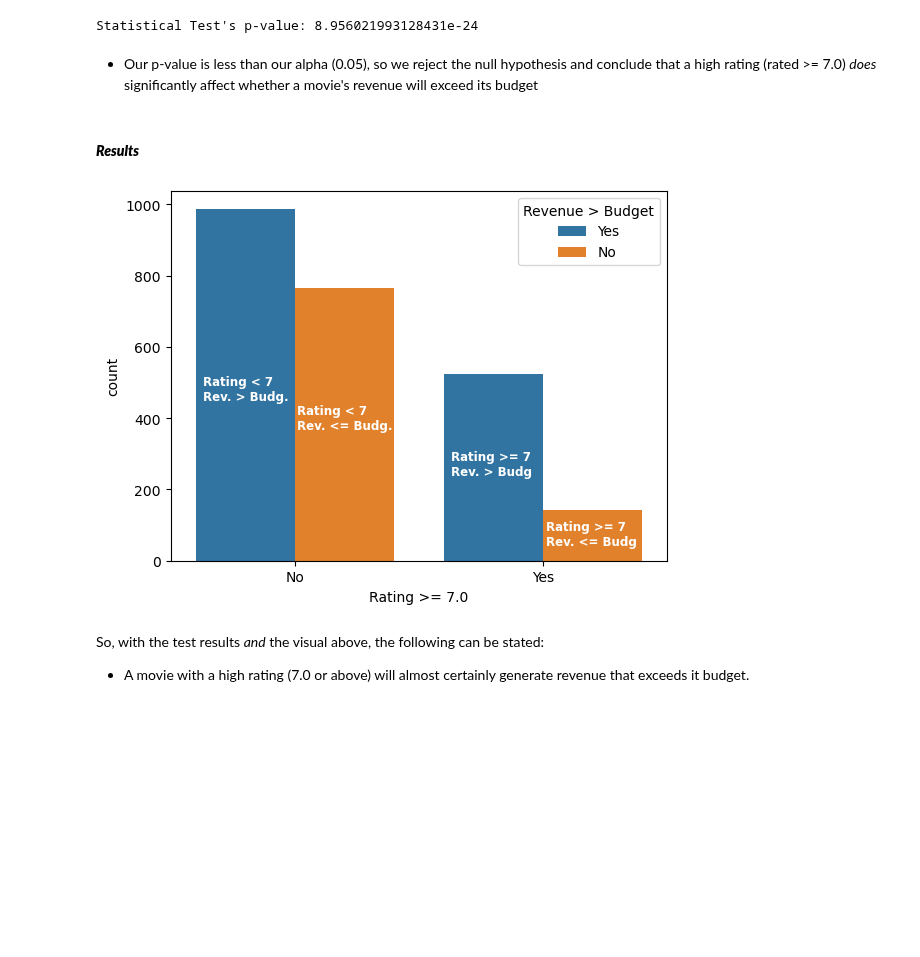
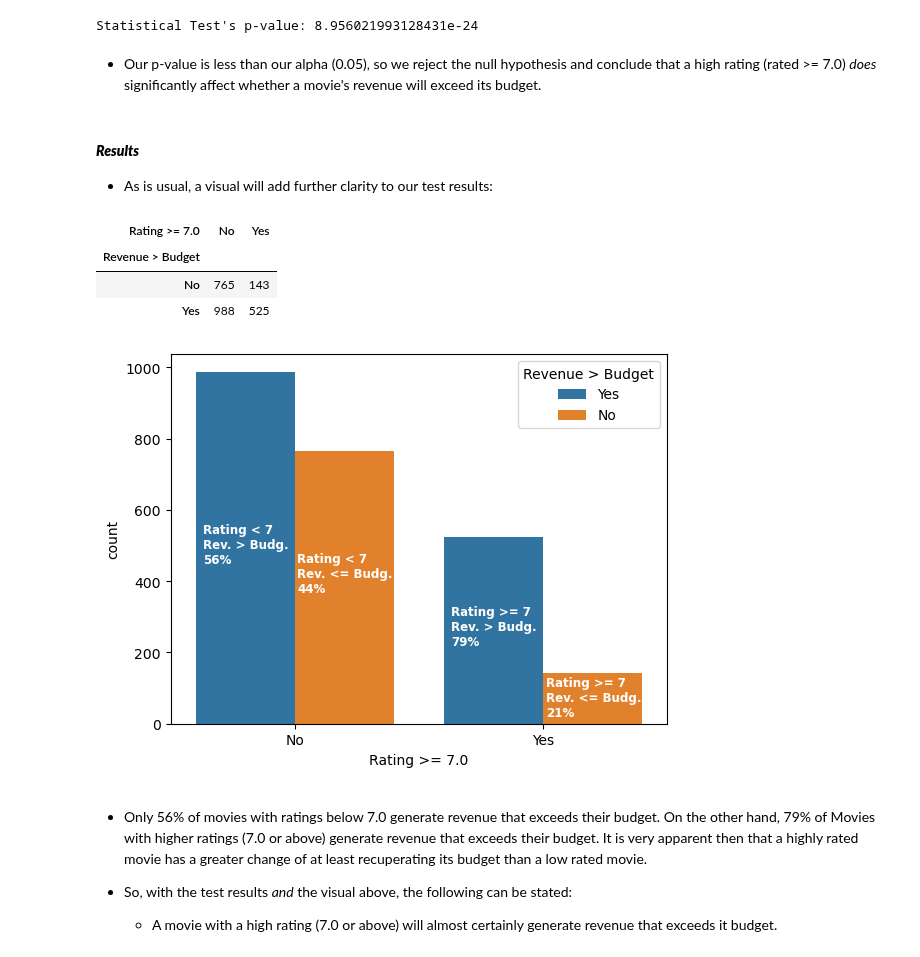
Before and after one commit to john-a-dixon/movie-success-analysis, a Jupyter notebook: 4-hypothesis-testing.ipynb, the cells around one changed output. Saved outputs shown, nothing was run; the diff lists cells and outputs as text; code cells hidden in the pictures; blank space fills up the shorter version.

Commit message:
Done with the third hypothesis testing.

```diff
--- a/4-hypothesis-testing.ipynb
+++ b/4-hypothesis-testing.ipynb
@@ -422,6 +425,15 @@ print("Statistical Test's p-value:", p)
 # %% [output]
 Statistical Test's p-value: 8.956021993128431e-24
 # %% [markdown]
-- Our p-value is less than our alpha (0.05), so we reject the null hypothesis and conclude that a high rating (rated >= 7.0) _does_ significantly affect whether a movie's revenue will exceed its budget
+- Our p-value is less than our alpha (0.05), so we reject the null hypothesis and conclude that a high rating (rated >= 7.0) _does_ significantly affect whether a movie's revenue will exceed its budget.
-# %% [markdown]
-#### **_Results_**
+# %% [markdown]
+#### **_Results_**
+
+- As is usual, a visual will add further clarity to our test results:
+# %%
+cross_tab.T
+# %% [output]
+| Rating >= 7.0 | No | Yes |
+| Revenue > Budget |  |  |
+| No | 765 | 143 |
+| Yes | 988 | 525 |
@@ -428,12 +445,14 @@ Statistical Test's p-value: 8.956021993128431e-24
 # %%
 sns.countplot(data=df3, x="Rating >= 7.0", hue="Revenue > Budget")
-plt.text(-0.37, 450, "Rating < 7\nRev. > Budg.", fontsize=8.5, color="white", fontweight="bold");
-plt.text(0.01, 370, "Rating < 7\nRev. <= Budg.", fontsize=8.5, color="white", fontweight="bold");
-plt.text(0.63, 240, "Rating >= 7\nRev. > Budg", fontsize=8.5, color="white", fontweight="bold");
-plt.text(1.015, 45, "Rating >= 7\nRev. <= Budg", fontsize=8.5, color="white", fontweight="bold");
+plt.text(-0.37, 450, f"Rating < 7\nRev. > Budg.\n{round(lt7_r_gt_b)}%", fontsize=8.5, color="white", fontweight="bold");
+plt.text(0.01, 370, f"Rating < 7\nRev. <= Budg.\n{round(lt7_r_lt_b)}%", fontsize=8.5, color="white", fontweight="bold");
+plt.text(0.63, 220, f"Rating >= 7\nRev. > Budg.\n{round(gt7_r_gt_b)}%", fontsize=8.5, color="white", fontweight="bold");
+plt.text(1.015, 20, f"Rating >= 7\nRev. <= Budg.\n{round(gt7_r_lt_b)}%", fontsize=8.5, color="white", fontweight="bold");
 # %% [output]
-[figure, old version]
+[figure, new version]
 # %% [markdown]
- So, with the test results _and_ the visual above, the following can be stated:
+- Only 56% of movies with ratings below 7.0 generate revenue that exceeds their budget. On the other hand, 79% of Movies with higher ratings (7.0 or above) generate revenue that exceeds their budget. It is very apparent then that a highly rated movie has a greater change of at least recuperating its budget than a low rated movie.
 
-- A movie with a high rating (7.0 or above) will almost certainly generate revenue that exceeds it budget.
+- So, with the test results _and_ the visual above, the following can be stated:
+
+    - A movie with a high rating (7.0 or above) will almost certainly generate revenue that exceeds it budget.
```
Also changed, not shown: parts of 7 cells of this notebook.
